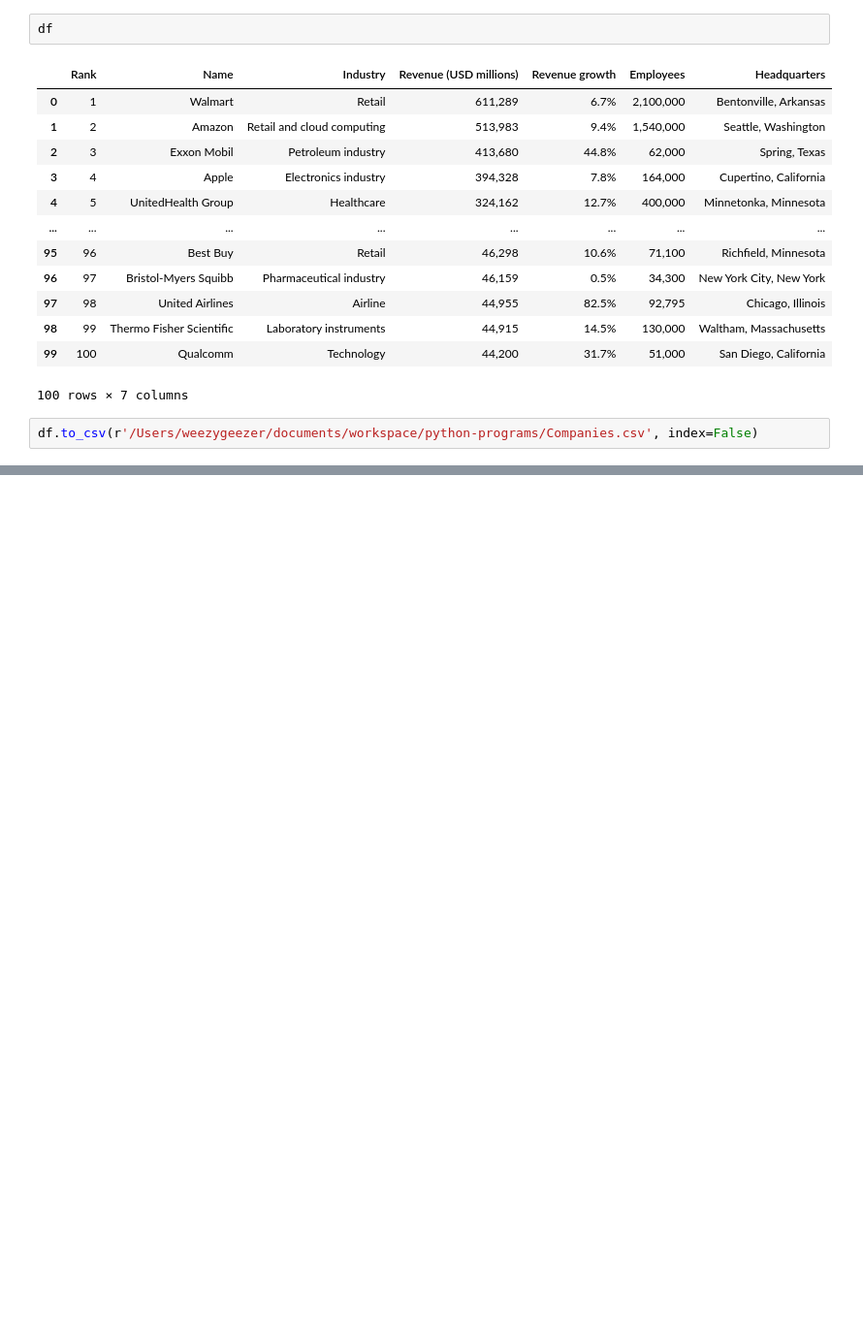
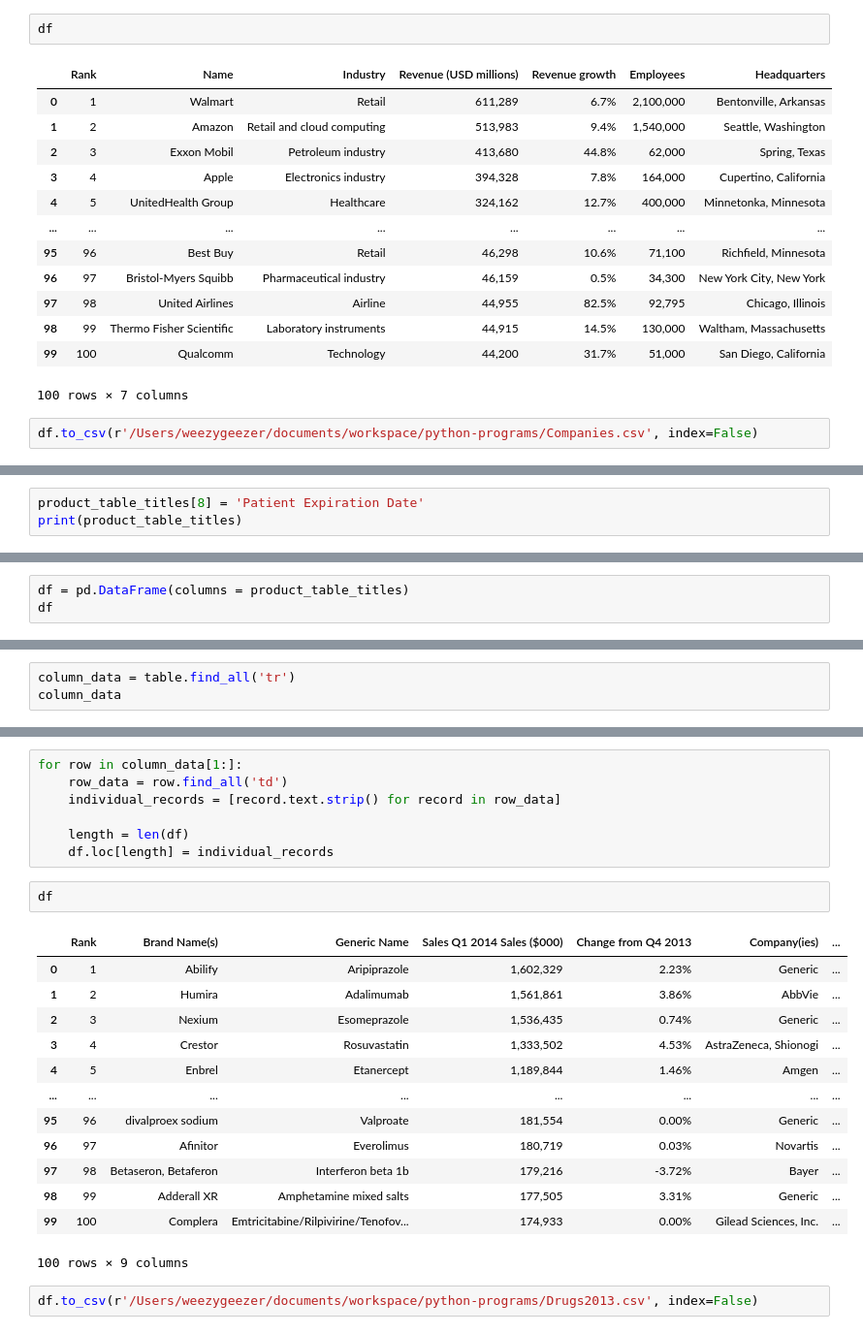
Before and after one commit to weezymatt/text-scrapbook, a Jupyter notebook: scrapingwiki.ipynb, the cells around one changed output, grey strips where cells are left out. Shown at 97% size. Saved outputs shown, nothing was run; the diff lists cells and outputs as text; blank space fills up the shorter version.

```diff
--- a/scrapingwiki.ipynb
+++ b/scrapingwiki.ipynb
@@ -116,0 +142,3 @@ df.to_csv(r'/Users/weezygeezer/documents/workspace/python-programs/Companies.csv
+# %%
+product_table_titles[8] = 'Patient Expiration Date'
+print(product_table_titles)
@@ -116,0 +147,3 @@ df.to_csv(r'/Users/weezygeezer/documents/workspace/python-programs/Companies.csv
+# %%
+df = pd.DataFrame(columns = product_table_titles)
+df
@@ -116,0 +152,3 @@ df.to_csv(r'/Users/weezygeezer/documents/workspace/python-programs/Companies.csv
+# %%
+column_data = table.find_all('tr')
+column_data
@@ -116,0 +173,25 @@ df.to_csv(r'/Users/weezygeezer/documents/workspace/python-programs/Companies.csv
+# %%
+for row in column_data[1:]:
+    row_data = row.find_all('td')
+    individual_records = [record.text.strip() for record in row_data]
+
+    length = len(df)
+    df.loc[length] = individual_records
+# %%
+df
+# %% [output]
+|  | Rank | Brand Name(s) | Generic Name | Sales Q1 2014 Sales ($000) | Change from Q4 2013 | Company(ies) | ... |
+| 0 | 1 | Abilify | Aripiprazole | 1,602,329 | 2.23% | Generic | ... |
+| 1 | 2 | Humira | Adalimumab | 1,561,861 | 3.86% | AbbVie | ... |
+| 2 | 3 | Nexium | Esomeprazole | 1,536,435 | 0.74% | Generic | ... |
+| 3 | 4 | Crestor | Rosuvastatin | 1,333,502 | 4.53% | AstraZeneca, Shionogi | ... |
+| 4 | 5 | Enbrel | Etanercept | 1,189,844 | 1.46% | Amgen | ... |
+| ... | ... | ... | ... | ... | ... | ... | ... |
+| 95 | 96 | divalproex sodium | Valproate | 181,554 | 0.00% | Generic | ... |
+| 96 | 97 | Afinitor | Everolimus | 180,719 | 0.03% | Novartis | ... |
+| 97 | 98 | Betaseron, Betaferon | Interferon beta 1b | 179,216 | -3.72% | Bayer | ... |
+| 98 | 99 | Adderall XR | Amphetamine mixed salts | 177,505 | 3.31% | Generic | ... |
+| 99 | 100 | Complera | Emtricitabine/Rilpivirine/Tenofov... | 174,933 | 0.00% | Gilead Sciences, Inc. | ... |
+100 rows × 9 columns
+# %%
+df.to_csv(r'/Users/weezygeezer/documents/workspace/python-programs/Drugs2013.csv', index=False)
```
Also changed, not shown: parts of 9 cells of this notebook.
